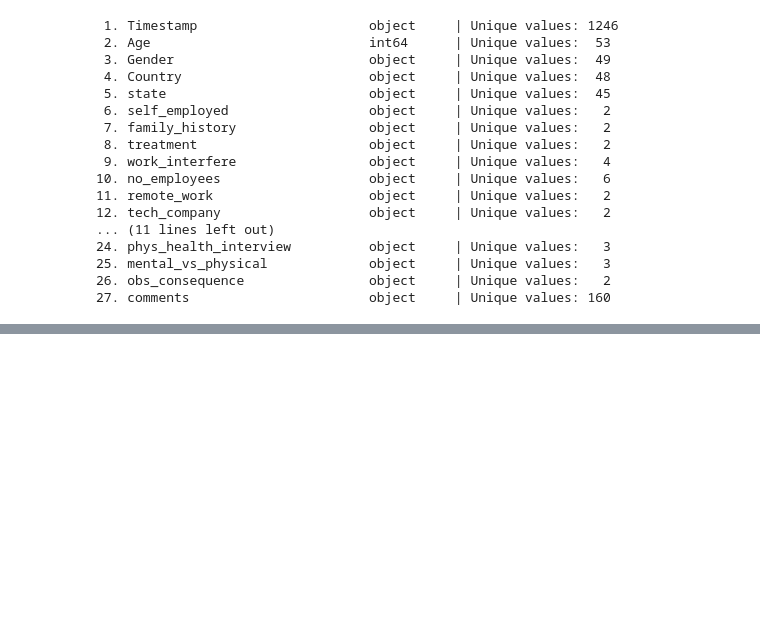
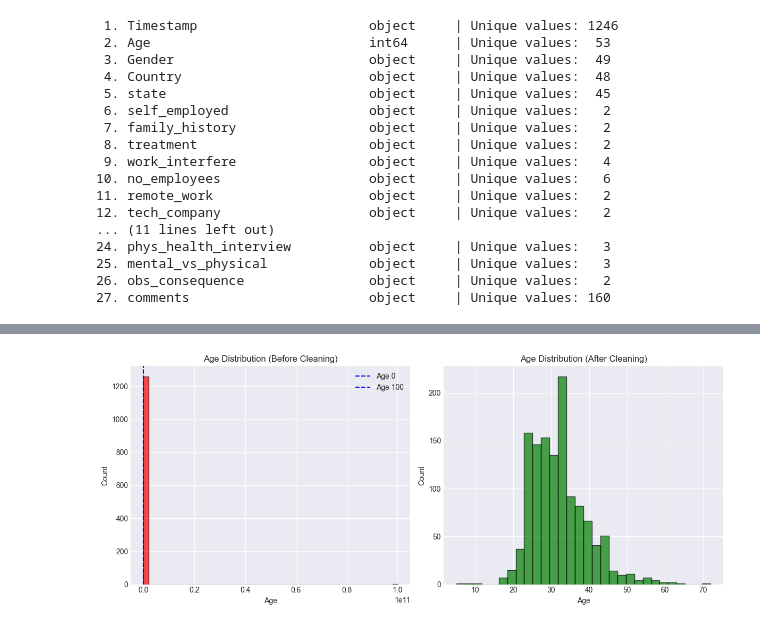
Before and after one commit to alivianay/stresss, a Jupyter notebook: notebook/tech_workers.ipynb, the cells around one changed output, grey strips where cells are left out. Cells and saved outputs as stored; diff of their text form; code cells hidden in the pictures; blank space fills up the shorter version.

```diff
--- a/notebook/tech_workers.ipynb
+++ b/notebook/tech_workers.ipynb
@@ -156,0 +277,74 @@ print(summary_df.to_string())
+# %%
+# ============================================
+# 5. FIX THE AGE COLUMN - MOST CRITICAL
+# ============================================
+print("\n" + "="*60)
+print("STEP 5: FIXING AGE COLUMN")
+print("="*60)
+
+# Step 1: Create a backup
+df['Age_original'] = df['Age']
+
+# Step 2: Find and fix extreme values
+print("\n🔍 ANALYZING AGE PROBLEMS:")
+
+# Show the extreme values
+negative_ages = df[df['Age'] < 0]
+crazy_ages = df[df['Age'] > 100]
+
+print(f"Found {len(negative_ages)} negative ages")
+print(f"Found {len(crazy_ages)} ages > 100")
+
+if len(negative_ages) > 0:
+    print("\nNegative ages found:")
+    print(negative_ages[['Age', 'Gender', 'Country']].head())
+
+# Step 3: Fix the age column
+print("\n🧹 CLEANING AGE COLUMN...")
+
+# Create clean age column
+df['Age_clean'] = df['Age']
+
+# Replace unrealistic ages with NaN
+df.loc[df['Age'] < 0, 'Age_clean'] = np.nan
+df.loc[df['Age'] > 100, 'Age_clean'] = np.nan
+
+print(f"   Ages set to NaN: {df['Age_clean'].isnull().sum()}")
+
+# Step 4: Impute missing ages with median
+age_median = df['Age_clean'].median()
+df['Age_clean'] = df['Age_clean'].fillna(age_median)
+
+print(f"   Imputed with median: {age_median:.1f}")
+
+# Step 5: Create age groups
+bins = [0, 20, 30, 40, 50, 60, 100]
+labels = ['<20', '20-29', '30-39', '40-49', '50-59', '60+']
+df['Age_group'] = pd.cut(df['Age_clean'], bins=bins, labels=labels, include_lowest=True)
+
+print("\n✅ AGE COLUMN FIXED!")
+print(f"   Clean age range: {df['Age_clean'].min():.0f} to {df['Age_clean'].max():.0f}")
+print(f"   Age groups created successfully")
+
+# Visualize the fix
+fig, axes = plt.subplots(1, 2, figsize=(12, 5))
+
+# Before cleaning
+axes[0].hist(df['Age_original'], bins=50, alpha=0.7, color='red', edgecolor='black')
+axes[0].set_title('Age Distribution (Before Cleaning)')
+axes[0].set_xlabel('Age')
+axes[0].set_ylabel('Count')
+axes[0].axvline(x=0, color='blue', linestyle='--', label='Age 0')
+axes[0].axvline(x=100, color='blue', linestyle='--', label='Age 100')
+axes[0].legend()
+
+# After cleaning
+axes[1].hist(df['Age_clean'], bins=30, alpha=0.7, color='green', edgecolor='black')
+axes[1].set_title('Age Distribution (After Cleaning)')
+axes[1].set_xlabel('Age')
+axes[1].set_ylabel('Count')
+
+plt.tight_layout()
+# plt.savefig('age_cleaning_comparison.png', dpi=300)
+plt.show()
+# %% [output]
@@ -156,0 +368 @@ print(summary_df.to_string())
+[figure, added]
```
Also changed, not shown: parts of 9 cells of this notebook, 4 other files.
